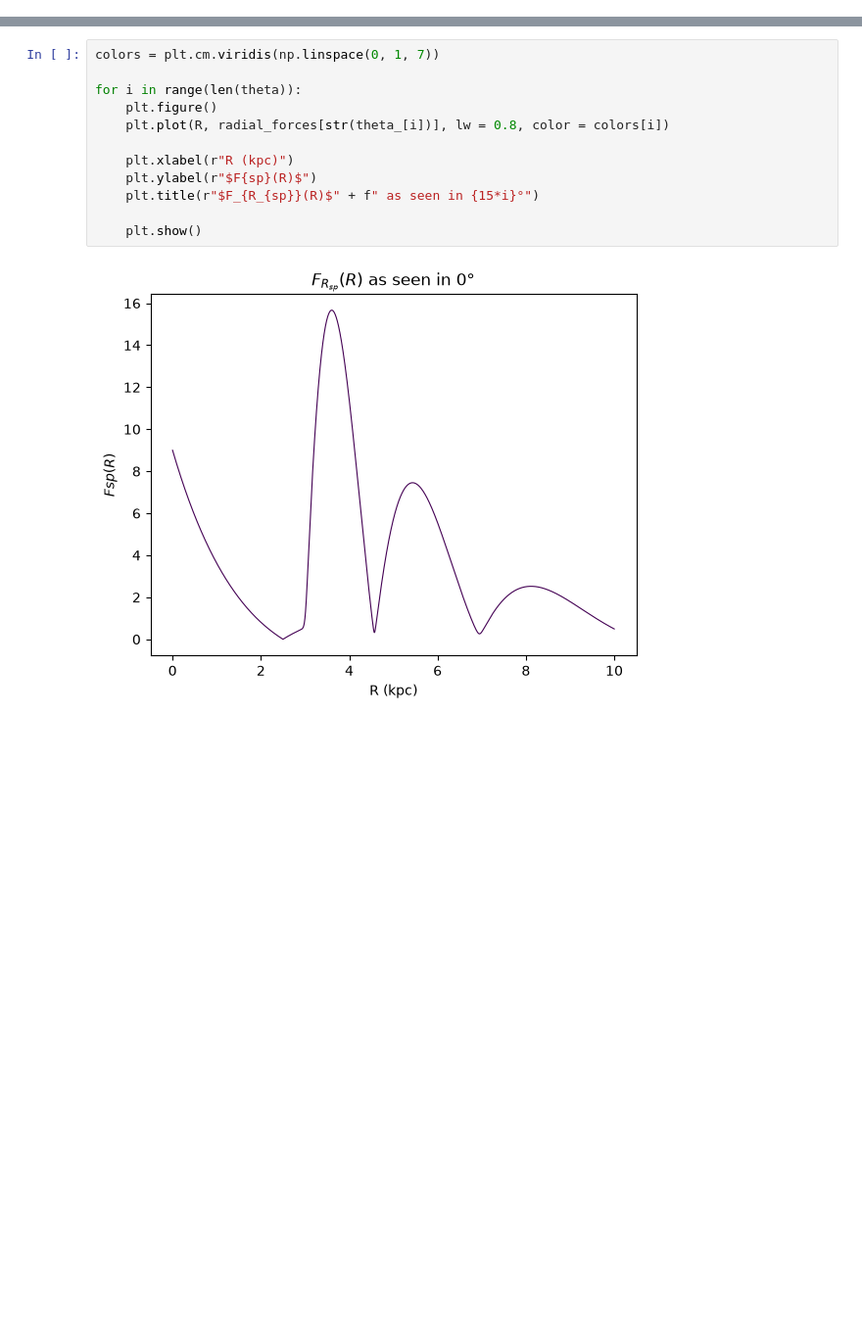
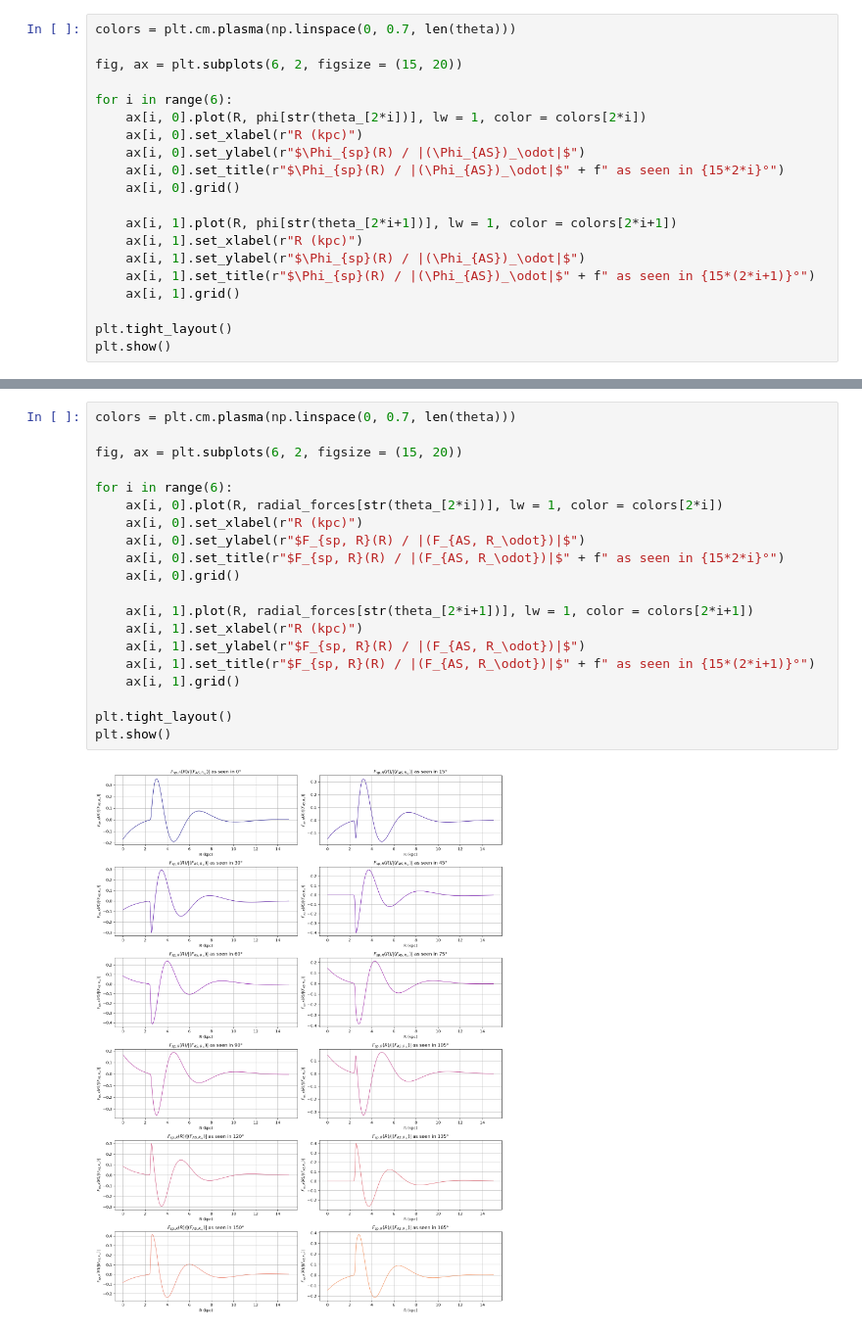
Before and after one commit to emmdaz/tesis-codes, a Jupyter notebook: orbits-integration/TWAForce.ipynb, the cells around one changed output, grey strips where cells are left out. Shown at 98% size. Drawn from its saved outputs; the diff is of its cells as text; blank space fills up the shorter version.

```diff
--- a/orbits-integration/TWAForce.ipynb
+++ b/orbits-integration/TWAForce.ipynb
@@ -133,0 +161,20 @@ for i in range(len(theta)):
+# %%
+colors = plt.cm.plasma(np.linspace(0, 0.7, len(theta)))
+
+fig, ax = plt.subplots(6, 2, figsize = (15, 20))
+
+for i in range(6):
+    ax[i, 0].plot(R, phi[str(theta_[2*i])], lw = 1, color = colors[2*i])
+    ax[i, 0].set_xlabel(r"R (kpc)")
+    ax[i, 0].set_ylabel(r"$\Phi_{sp}(R) / |(\Phi_{AS})_\odot|$")
+    ax[i, 0].set_title(r"$\Phi_{sp}(R) / |(\Phi_{AS})_\odot|$" + f" as seen in {15*2*i}°")
+    ax[i, 0].grid()
+
+    ax[i, 1].plot(R, phi[str(theta_[2*i+1])], lw = 1, color = colors[2*i+1])
+    ax[i, 1].set_xlabel(r"R (kpc)")
+    ax[i, 1].set_ylabel(r"$\Phi_{sp}(R) / |(\Phi_{AS})_\odot|$")
+    ax[i, 1].set_title(r"$\Phi_{sp}(R) / |(\Phi_{AS})_\odot|$" + f" as seen in {15*(2*i+1)}°")
+    ax[i, 1].grid()
+
+plt.tight_layout()
+plt.show()
@@ -134,14 +183,22 @@ for i in range(len(theta)):
 # %%
-colors = plt.cm.viridis(np.linspace(0, 1, 7))
+colors = plt.cm.plasma(np.linspace(0, 0.7, len(theta)))
 
-for i in range(len(theta)):
-    plt.figure()
-    plt.plot(R, radial_forces[str(theta_[i])], lw = 0.8, color = colors[i])
+fig, ax = plt.subplots(6, 2, figsize = (15, 20))
 
-    plt.xlabel(r"R (kpc)")
-    plt.ylabel(r"$F{sp}(R)$")
-    plt.title(r"$F_{R_{sp}}(R)$" + f" as seen in {15*i}°")
+for i in range(6):
+    ax[i, 0].plot(R, radial_forces[str(theta_[2*i])], lw = 1, color = colors[2*i])
+    ax[i, 0].set_xlabel(r"R (kpc)")
+    ax[i, 0].set_ylabel(r"$F_{sp, R}(R) / |(F_{AS, R_\odot})|$")
+    ax[i, 0].set_title(r"$F_{sp, R}(R) / |(F_{AS, R_\odot})|$" + f" as seen in {15*2*i}°")
+    ax[i, 0].grid()
 
-    plt.show()
+    ax[i, 1].plot(R, radial_forces[str(theta_[2*i+1])], lw = 1, color = colors[2*i+1])
+    ax[i, 1].set_xlabel(r"R (kpc)")
+    ax[i, 1].set_ylabel(r"$F_{sp, R}(R) / |(F_{AS, R_\odot})|$")
+    ax[i, 1].set_title(r"$F_{sp, R}(R) / |(F_{AS, R_\odot})|$" + f" as seen in {15*(2*i+1)}°")
+    ax[i, 1].grid()
+
+plt.tight_layout()
+plt.show()
 # %% [output]
-[figure, old version]
+[figure, new version]
```
Also changed, not shown: parts of 8 cells of this notebook, 4 other files.
